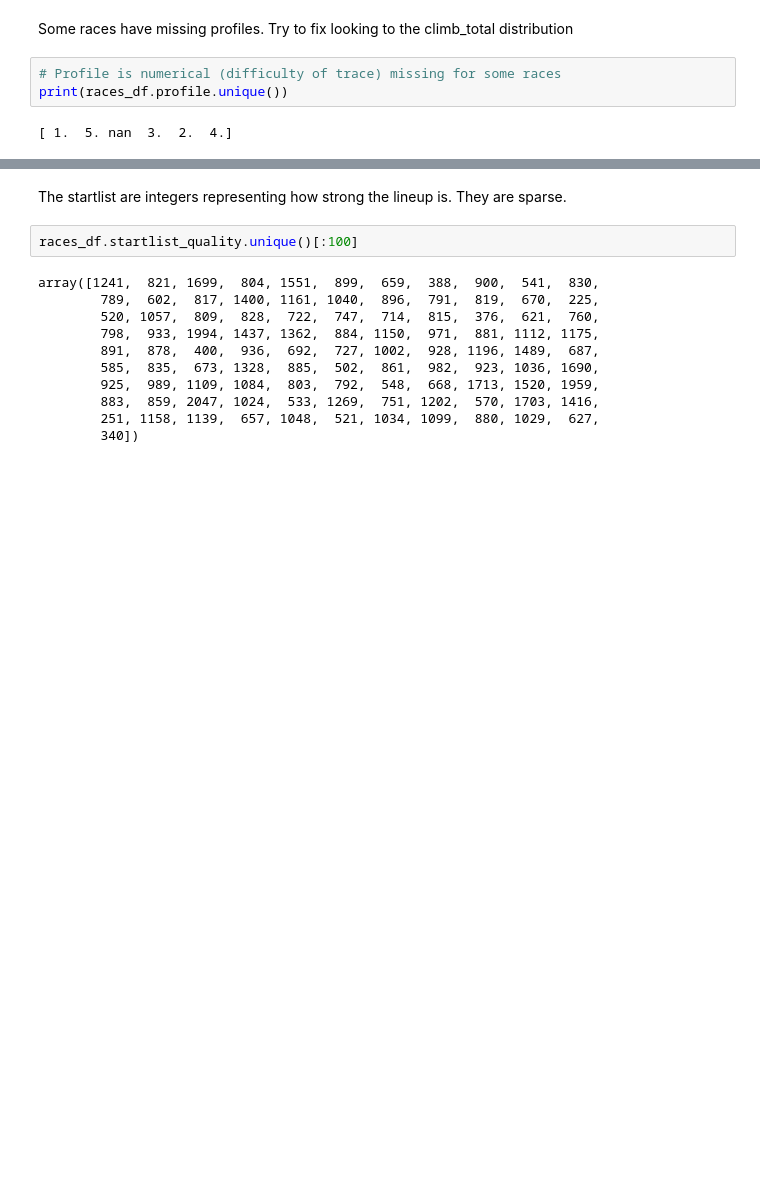
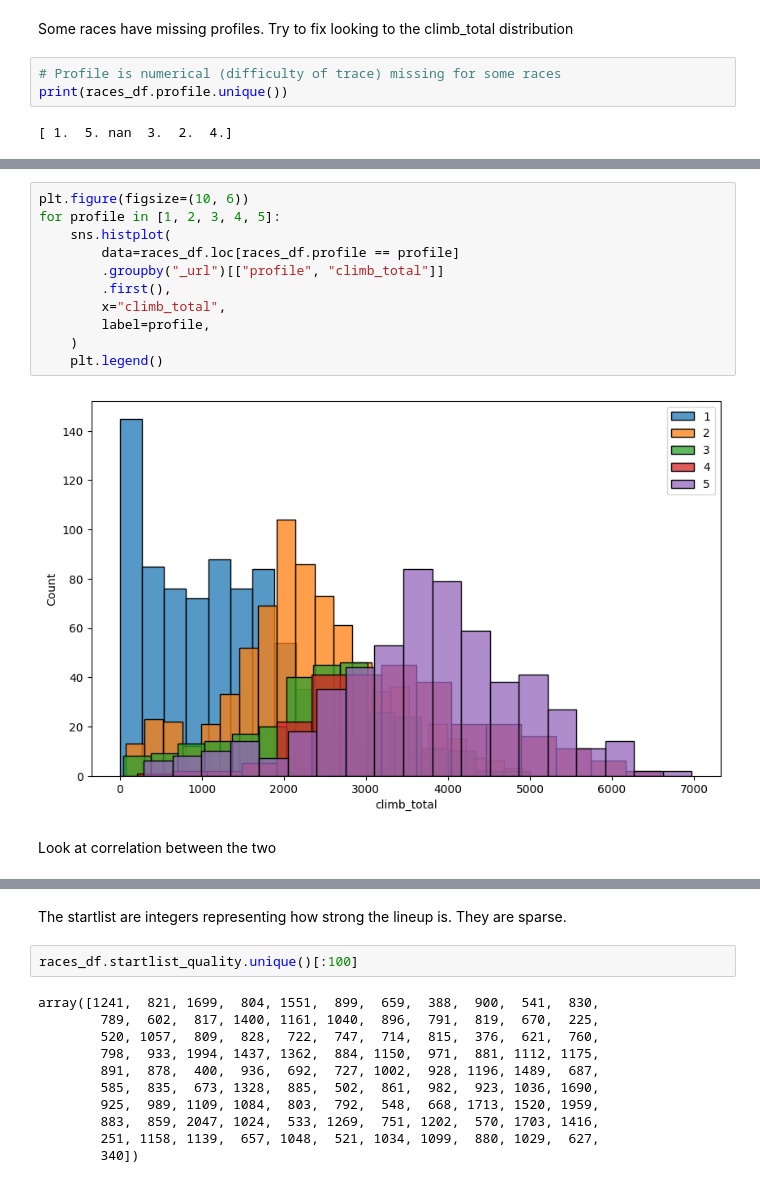
Before and after one commit to DiVitoTommaso/Cyclists-Races_Data-Mining, a Jupyter notebook: Data Mining.ipynb, the cells around one changed output, grey strips where cells are left out. Cells and saved outputs as stored; diff of their text form; blank space fills up the shorter version.

```diff
--- a/Data Mining.ipynb
+++ b/Data Mining.ipynb
@@ -189,0 +244,15 @@ print(races_df.profile.unique())
+# %%
+plt.figure(figsize=(10, 6))
+for profile in [1, 2, 3, 4, 5]:
+    sns.histplot(
+        data=races_df.loc[races_df.profile == profile]
+        .groupby("_url")[["profile", "climb_total"]]
+        .first(),
+        x="climb_total",
+        label=profile,
+    )
+    plt.legend()
+# %% [output]
+[figure, added]
+# %% [markdown]
+Look at correlation between the two
```
Also changed, not shown: parts of 18 cells of this notebook.
